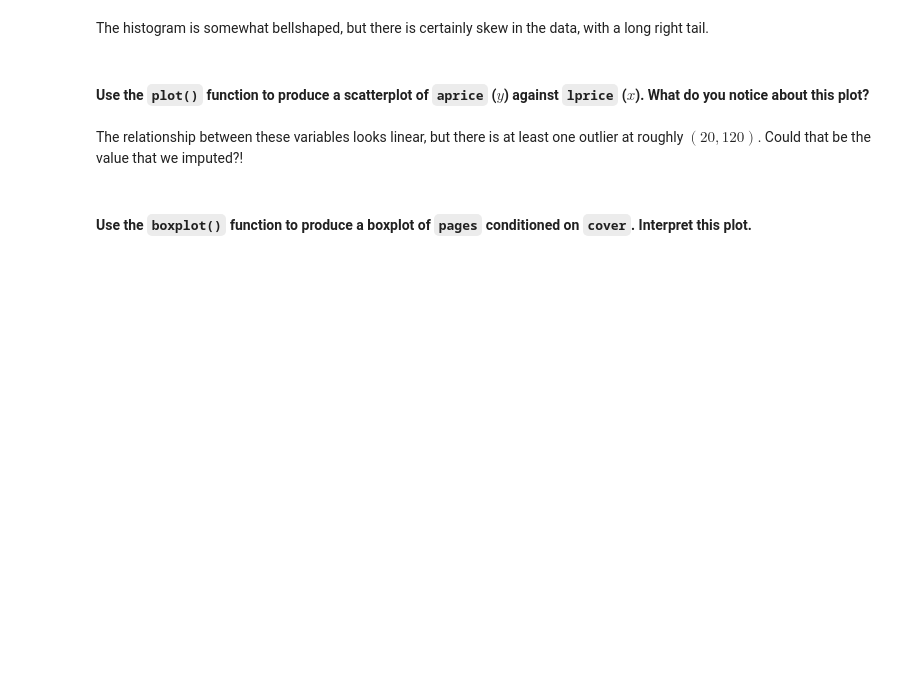
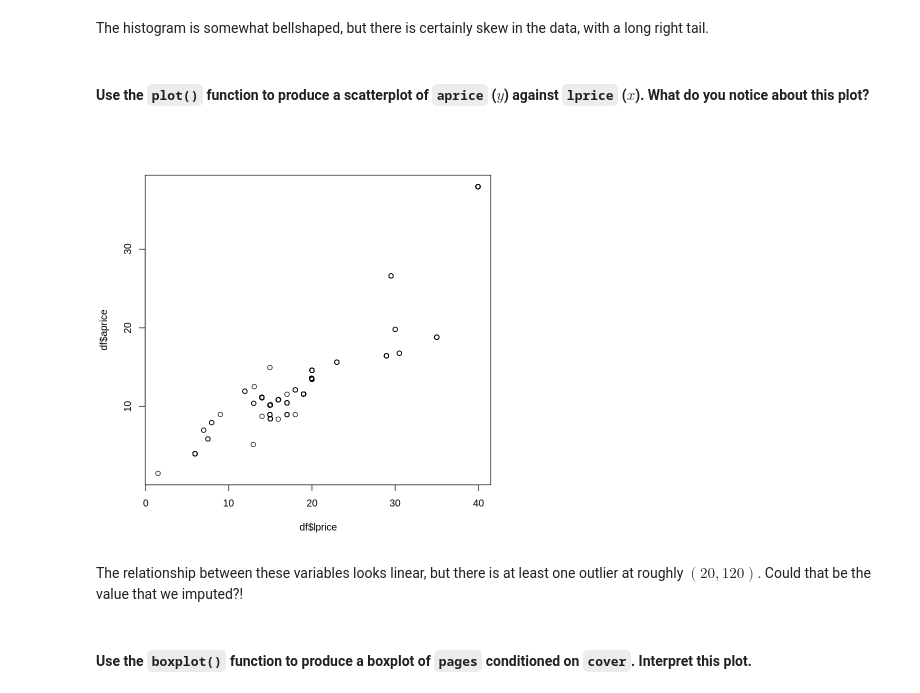
Before and after one commit to tblacerda/COURSERA_Introduction-to-Bayesian-Statistics-for-Data-Science, a Jupyter notebook: 1_MODULE/Introduction to Jupyter and R.ipynb, the cells around one changed output. Cells and saved outputs as stored; diff of their text form; code cells hidden in the pictures; blank space fills up the shorter version.

```diff
--- a/1_MODULE/Introduction to Jupyter and R.ipynb
+++ b/1_MODULE/Introduction to Jupyter and R.ipynb
@@ -626,6 +837,9 @@ The histogram is somewhat bellshaped, but there is certainly skew in the data, w
 #### Use the `plot()` function to produce a scatterplot of `aprice` ($y$) against `lprice` ($x$). What do you notice about this plot?
 # %%
 # YOUR RESPONSE HERE
+plot(x = df$lprice, y=df$aprice)
+# %% [output]
+[figure, added]
 # %%
 with(df, plot(lprice, aprice))
 # %% [markdown]
```
Also changed, not shown: parts of 39 cells of this notebook, 1 other file.
